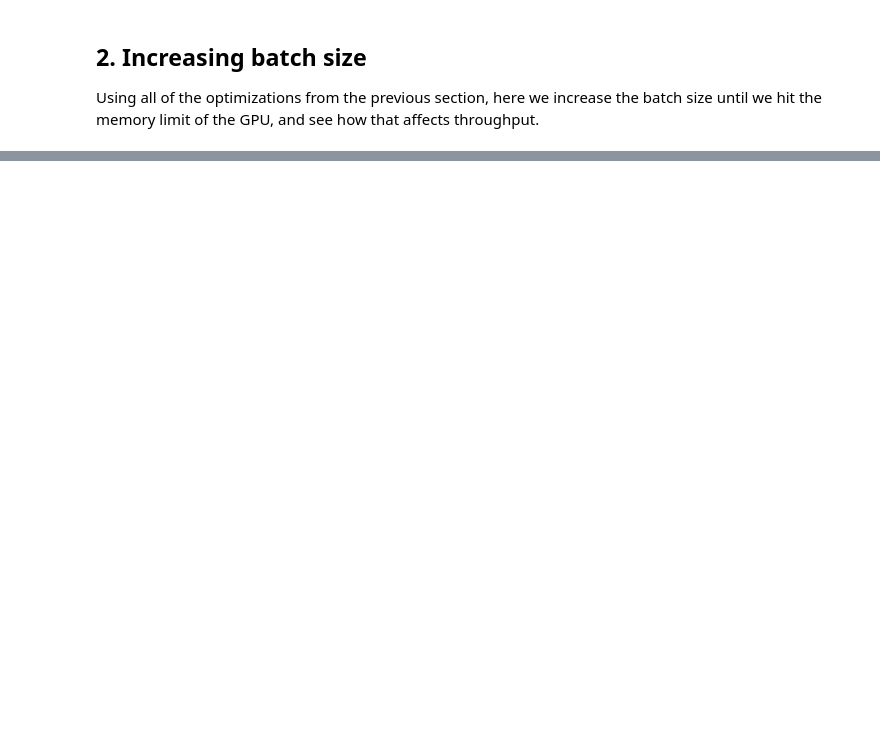
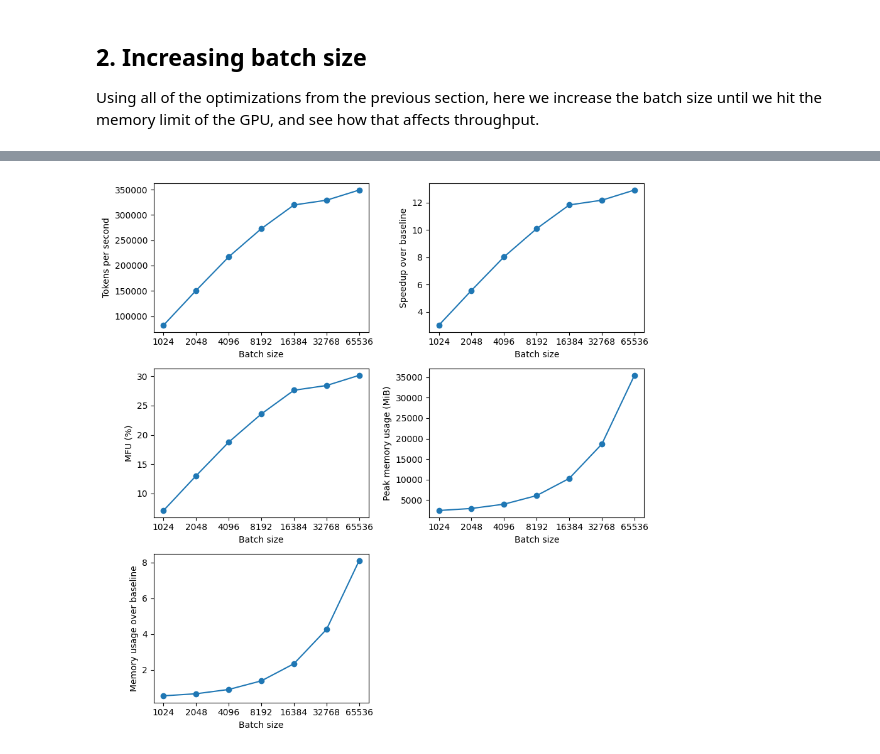
Before and after one commit to Jjschwartz/gollem, a Jupyter notebook: experiments/gpt2/5_gpt2_software_optimizations.ipynb, the cells around one changed output, grey strips where cells are left out. Saved outputs shown, nothing was run; the diff lists cells and outputs as text; code cells hidden in the pictures; blank space fills up the shorter version.

```diff
--- a/experiments/gpt2/5_gpt2_software_optimizations.ipynb
+++ b/experiments/gpt2/5_gpt2_software_optimizations.ipynb
@@ -103,3 +100,23 @@ plt.show()
 ## 2. Increasing batch size
 
 Using all of the optimizations from the previous section, here we increase the batch size until we hit the memory limit of the GPU, and see how that affects throughput.
+# %%
+batch_results_path = (
+    get_base_dir_path() / "experiments" / "gpt2" / "5_batch_results.csv"
+)
+
+batch_df = pd.read_csv(batch_results_path)
+
+batch_df["speedup"] = (
+    batch_df["mean_tps"]
+    / non_batch_df.loc[non_batch_df["run_name"] == "0_baseline", "mean_tps"].values[0]
+)
+batch_df["mfu"] = batch_df["mean_tps"].apply(compute_mfu)
+batch_df["mem_usage"] = (
+    batch_df["peak_mem_usage"]
+    / non_batch_df.loc[
+        non_batch_df["run_name"] == "0_baseline", "peak_mem_usage"
+    ].values[0]
+)
+
+batch_df
@@ -105,0 +132,32 @@ Using all of the optimizations from the previous section, here we increase the b
+# %%
+batch_df = batch_df.sort_values(by="mini_batch_size", ascending=True)
+
+y_labels = {
+    "mean_tps": "Tokens per second",
+    "speedup": "Speedup over baseline",
+    "mfu": "MFU (%)",
+    "peak_mem_usage": "Peak memory usage (MiB)",
+    "mem_usage": "Memory usage over baseline",
+}
+
+fig, axs = plt.subplots(3, 2, figsize=(9, 9))
+
+for i, (ax, col) in enumerate(zip(axs.flatten(), y_labels.keys())):
+    ax.plot(batch_df["mini_batch_size"], batch_df[col], marker="o")
+    ax.set_ylabel(y_labels[col])
+    ax.set_xlabel("Batch size")
+    # ax.set_xlim(min(non_batch_df[col]) * 0.95, max(non_batch_df[col]) * 1.05)
+    # set xaxis to log 2 scale, but not using 2^x labels
+    ax.set_xscale("log", base=2)
+    ax.set_xticks(
+        batch_df["mini_batch_size"],
+        batch_df["mini_batch_size"].apply(lambda x: f"{x:.0f}"),
+    )
+
+# get rid of borders for unnused 6th ax
+axs[-1, -1].axis("off")
+
+plt.tight_layout()
+plt.show()
+# %% [output]
+[figure, added]
```
Also changed, not shown: parts of 3 cells of this notebook, 2 other files.
